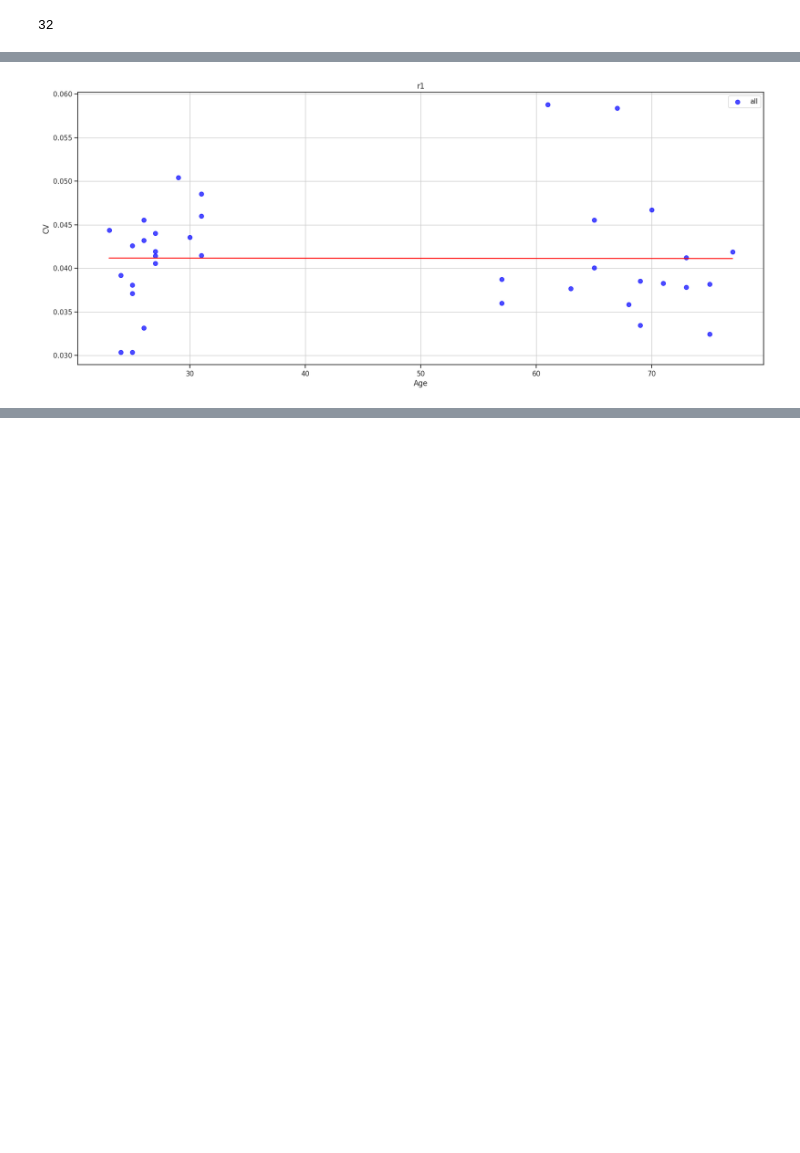
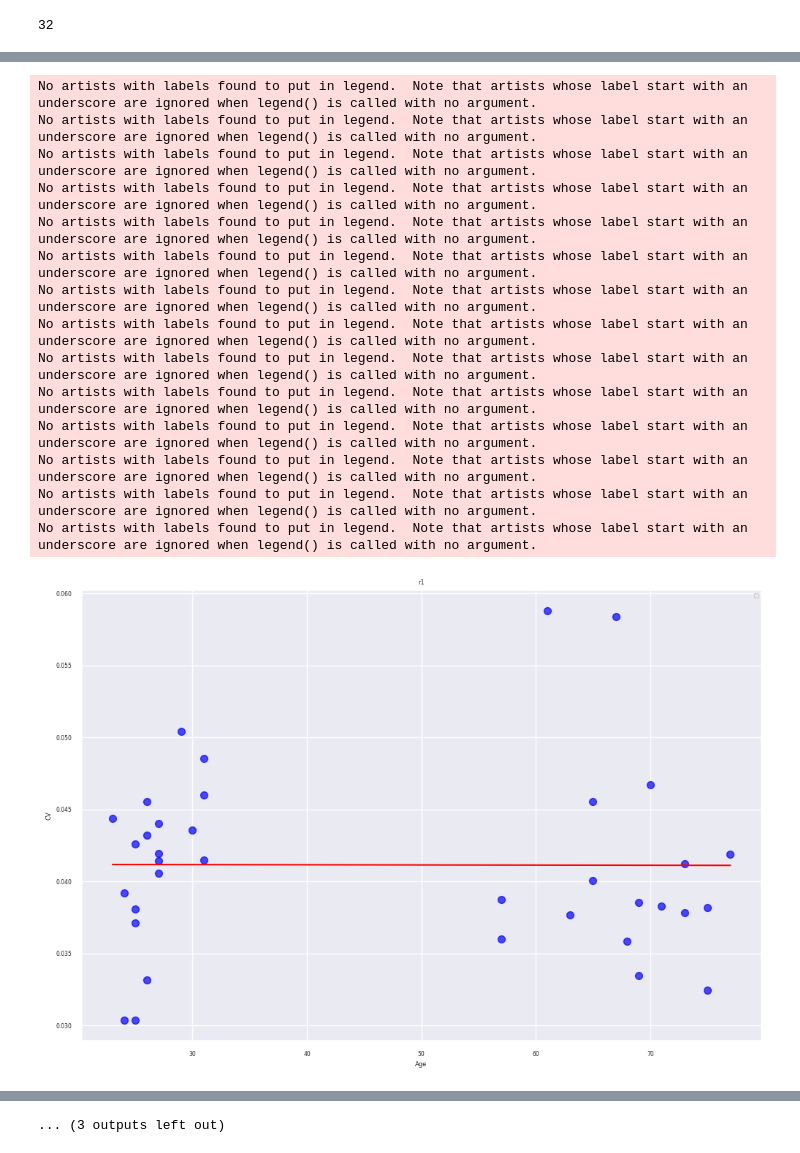
Before and after one commit to NivAm12/qMRI_Analyzer, a Jupyter notebook: analyze_data.ipynb, the cells around one changed output, grey strips where cells are left out. Drawn from its saved outputs; the diff is of its cells as text; code cells hidden in the pictures; blank space fills up the shorter version.

Commit message:
trying the tests without the slopes

```diff
--- a/analyze_data.ipynb
+++ b/analyze_data.ipynb
@@ -11,9 +11,9 @@ import pandas as pd
 import matplotlib.pyplot as plt
 from sklearn.linear_model import LinearRegression
 # %%
-raw_data_path = constants.PATH_TO_CORTEX_all_params_raw
+raw_data_path = constants.PATH_TO_CORTEX_all_params_z_score
 chosen_rois_dict = constants.ROI_CORTEX
-params_to_work_with = constants.ALL_PARAMS_WITH_SLOPES
+params_to_work_with = constants.ALL_PARAMS
 # %%
 subjects_raw_data = DataProcessor(raw_data_path, chosen_rois_dict, chosen_rois_dict).get_data_proccessed()
 analyzed_data = StatisticsWrapper.calc_mean_per_subject_per_parameter_per_ROI(subjects_raw_data, params_to_work_with)
@@ -75,7 +75,7 @@ os.system(f'freeview -v {brain_path} {seg_path}:colormap=lut &')
 # remove outliers
 # chosen_data[chosen_data.subjects == 'H036_EV'].Age.iloc[0]
 
-chosen_data = chosen_data[~chosen_data.subjects.isin(['H036_EV', 'H054_AE', 'H047_DC', 'H037_YB'])]
+chosen_data = chosen_data[~chosen_data.subjects.isin(['H047_DC', 'H054_AE', 'H037_YB', 'H036_EV'])]
 chosen_data.subjects.nunique()
 # %% [output]
 32
@@ -85,8 +89,8 @@ young_subjects, old_subjects = StatisticsWrapper.seperate_data_to_two_groups(cho
 # %%
 def calculate_cv_for_subjects(data_groups, group_by_param, params, x_axis, use_reg=False, fig_size=(20, 8), connect_scatter=False):
     for param in params:
-        if 'Slope' in param:
-            continue
+        # if 'Slope' in param:
+        #     continue
         plt.figure(figsize=fig_size)
 
         for data, color, label in data_groups:
@@ -101,7 +105,7 @@ def calculate_cv_for_subjects(data_groups, group_by_param, params, x_axis, use_r
                 # Get the slope and intercept
                 slope = model.coef_[0]
                 intercept = model.intercept_
-                x_fit = np.linspace(min(means[x_axis]), max(means[x_axis]), 20)  # 100 points for smoother line
+                x_fit = np.linspace(min(means[x_axis]), max(means[x_axis]), 100)
                 x_axis_to_use = means[x_axis]
             else:
                 x_axis_to_use = [str(int(i)) for i in means[x_axis]]
@@ -139,7 +143,21 @@ calculate_cv_for_subjects(data_groups, group_by_param, params_to_work_with, x_ax
 # %%
 group_by_param = 'subjects'
 x_axis = 'Age'
-data_groups = [(chosen_data, 'blue', 'all')]
-calculate_cv_for_subjects(data_groups, group_by_param, params_to_work_with, x_axis, use_reg=True)
+data_groups = [(chosen_data, 'blue', '')]
+calculate_cv_for_subjects(data_groups, group_by_param, params_to_work_with, x_axis, use_reg=True, fig_size=(12, 8))
 # %% [output]
+No artists with labels found to put in legend.  Note that artists whose label start with an underscore are ignored when legend() is called with no argument.
+No artists with labels found to put in legend.  Note that artists whose label start with an underscore are ignored when legend() is called with no argument.
+No artists with labels found to put in legend.  Note that artists whose label start with an underscore are ignored when legend() is called with no argument.
+No artists with labels found to put in legend.  Note that artists whose label start with an underscore are ignored when legend() is called with no argument.
+No artists with labels found to put in legend.  Note that artists whose label start with an underscore are ignored when legend() is called with no argument.
+No artists with labels found to put in legend.  Note that artists whose label start with an underscore are ignored when legend() is called with no argument.
+No artists with labels found to put in legend.  Note that artists whose label start with an underscore are ignored when legend() is called with no argument.
+No artists with labels found to put in legend.  Note that artists whose label start with an underscore are ignored when legend() is called with no argument.
+No artists with labels found to put in legend.  Note that artists whose label start with an underscore are ignored when legend() is called with no argument.
+No artists with labels found to put in legend.  Note that artists whose label start with an underscore are ignored when legend() is called with no argument.
+No artists with labels found to put in legend.  Note that artists whose label start with an underscore are ignored when legend() is called with no argument.
+No artists with labels found to put in legend.  Note that artists whose label start with an underscore are ignored when legend() is called with no argument.
+No artists with labels found to put in legend.  Note that artists whose label start with an underscore are ignored when legend() is called with no argument.
+No artists with labels found to put in legend.  Note that artists whose label start with an underscore are ignored when legend() is called with no argument.
-[figure, old version]
+[figure, new version]
@@ -152,3 +174,4 @@ calculate_cv_for_subjects(data_groups, group_by_param, params_to_work_with, x_ax
+... (3 outputs left out)
 # %%
 # Get the test subject
 test_subject = subjects_raw_data.subjects.unique()[0]
```
Also changed, not shown: parts of 10 cells of this notebook, 3 other files.
